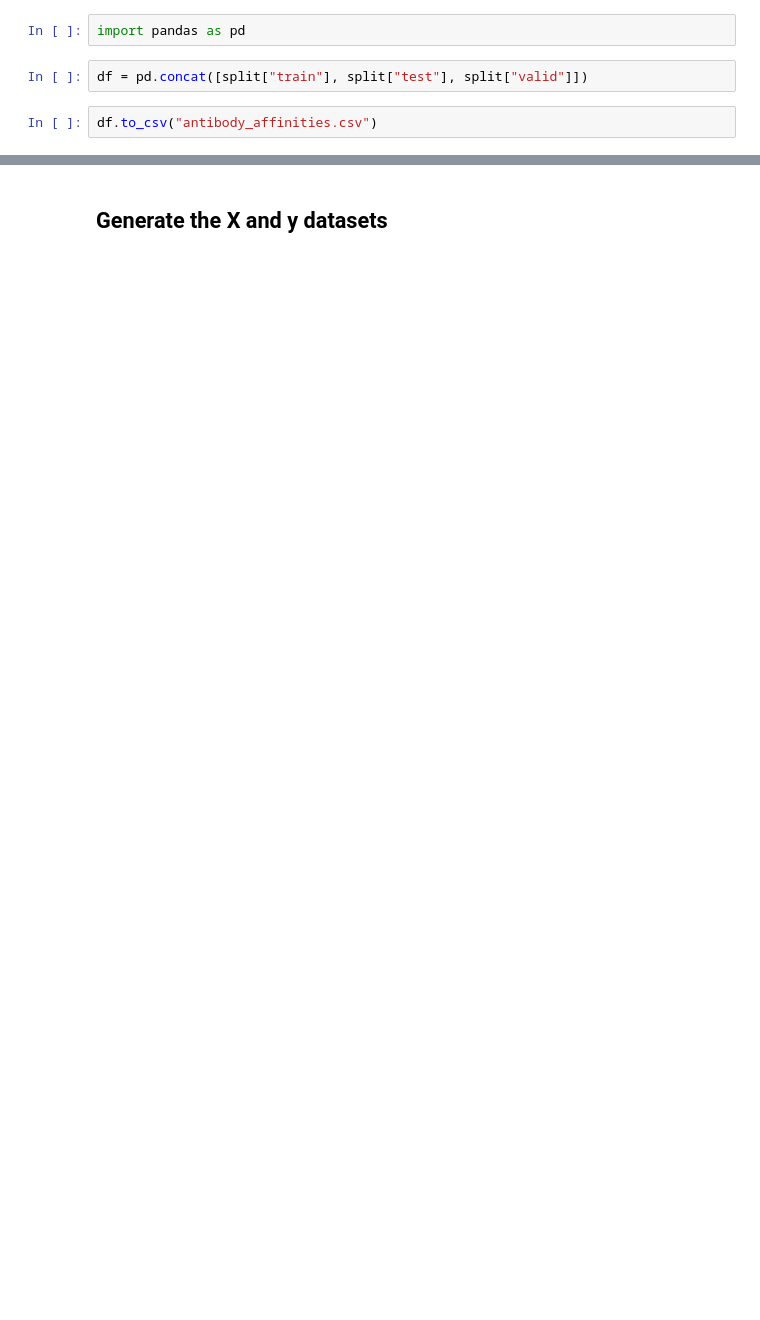
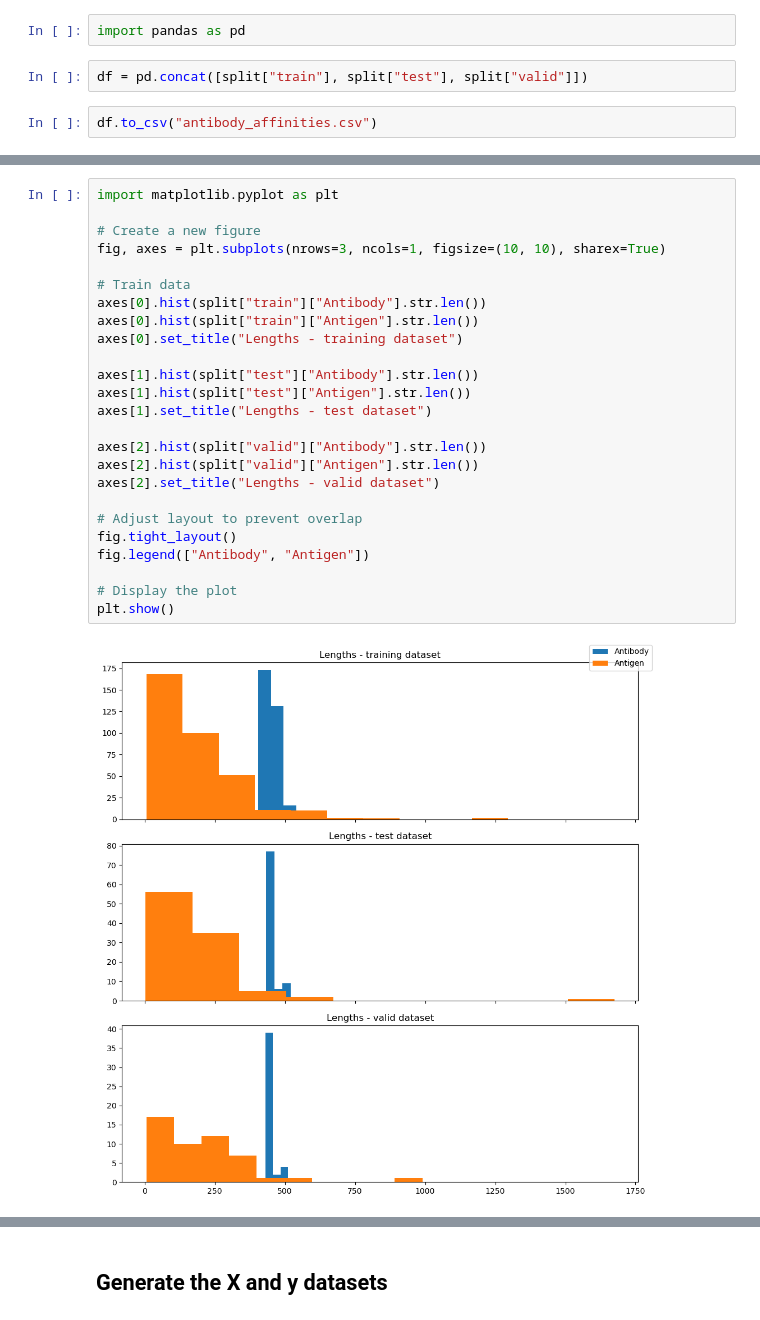
Before and after one commit to tonyreina/antibody-affinity, a Jupyter notebook: antibody-affinity.ipynb, the cells around one changed output, grey strips where cells are left out. Cells and saved outputs as stored; diff of their text form; blank space fills up the shorter version.

Commit message:
Changing target length. Adding histograms

```diff
--- a/antibody-affinity.ipynb
+++ b/antibody-affinity.ipynb
@@ -222,0 +260,27 @@ split["valid"].head(5)   # The validation dataset
+# %%
+import matplotlib.pyplot as plt
+
+# Create a new figure
+fig, axes = plt.subplots(nrows=3, ncols=1, figsize=(10, 10), sharex=True)
+
+# Train data
+axes[0].hist(split["train"]["Antibody"].str.len())
+axes[0].hist(split["train"]["Antigen"].str.len())
+axes[0].set_title("Lengths - training dataset")
+
+axes[1].hist(split["test"]["Antibody"].str.len())
+axes[1].hist(split["test"]["Antigen"].str.len())
+axes[1].set_title("Lengths - test dataset")
+
+axes[2].hist(split["valid"]["Antibody"].str.len())
+axes[2].hist(split["valid"]["Antigen"].str.len())
+axes[2].set_title("Lengths - valid dataset")
+
+# Adjust layout to prevent overlap
+fig.tight_layout()
+fig.legend(["Antibody", "Antigen"])
+
+# Display the plot
+plt.show()
+# %% [output]
+[figure, added]
```
Also changed, not shown: parts of 30 cells of this notebook, 2 other files.
